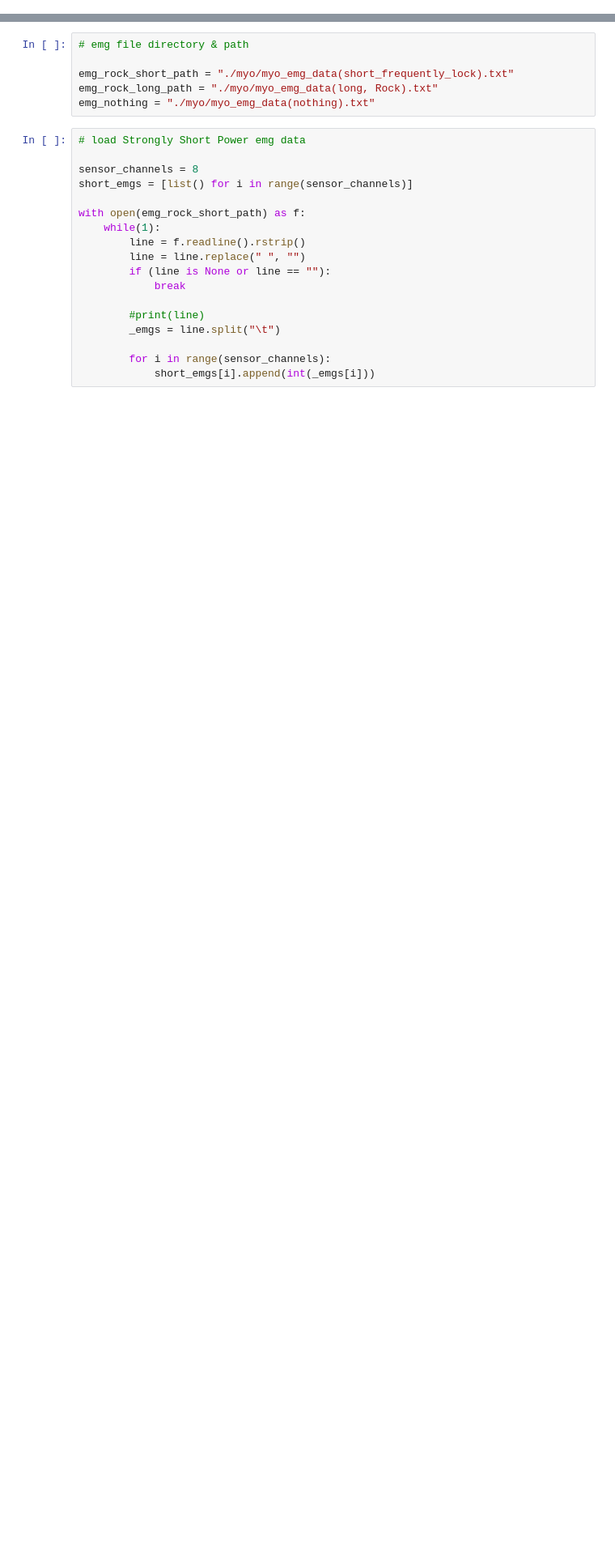
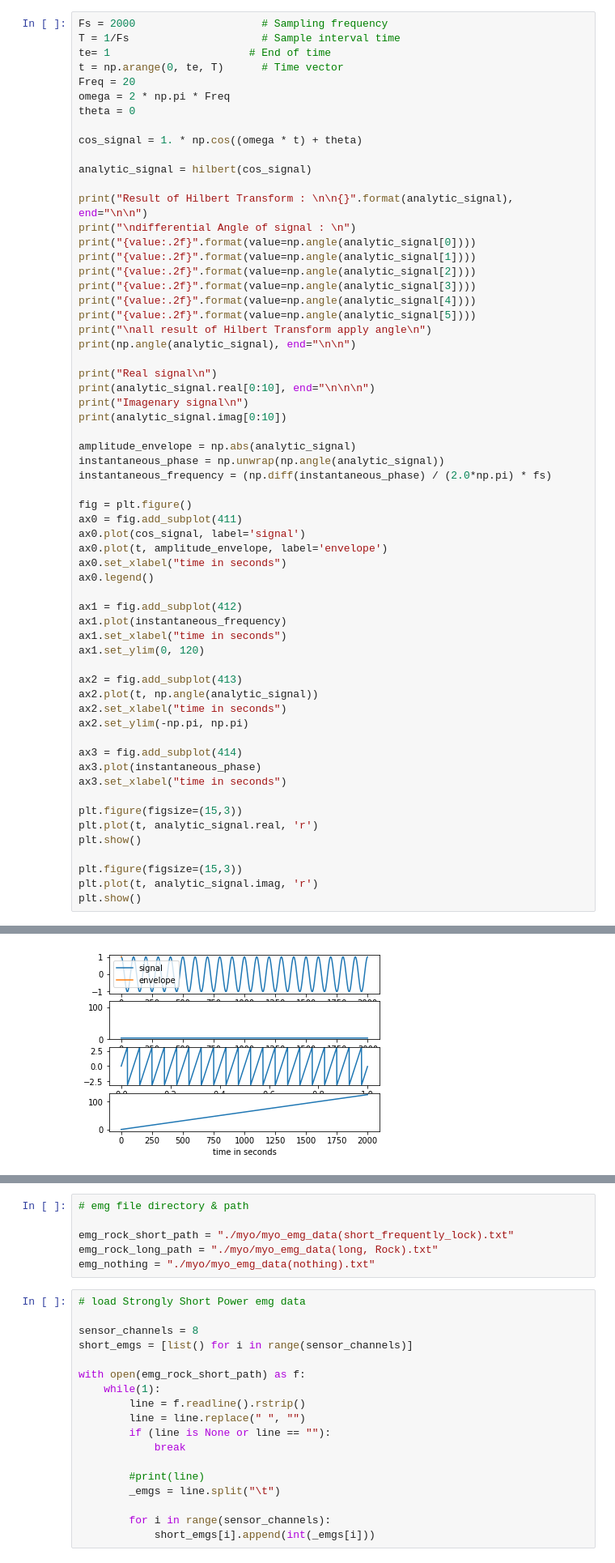
Before and after one commit to ssaru/TIL, a Jupyter notebook: Artificial_Intelligence/Signal_processing/phase_unwrapped_algorithms.ipynb, the cells around one changed output, grey strips where cells are left out. Shown: that part at 81% size. Drawn from its saved outputs; the diff is of its cells as text; blank space fills up the shorter version.

```diff
--- a/Artificial_Intelligence/Signal_processing/phase_unwrapped_algorithms.ipynb
+++ b/Artificial_Intelligence/Signal_processing/phase_unwrapped_algorithms.ipynb
@@ -614,0 +102,62 @@ plt.show()
+# %%
+Fs = 2000                    # Sampling frequency
+T = 1/Fs                     # Sample interval time
+te= 1                      # End of time
+t = np.arange(0, te, T)      # Time vector
+Freq = 20
+omega = 2 * np.pi * Freq
+theta = 0
+
+cos_signal = 1. * np.cos((omega * t) + theta)
+
+analytic_signal = hilbert(cos_signal)
+
+print("Result of Hilbert Transform : \n\n{}".format(analytic_signal), end="\n\n")
+print("\ndifferential Angle of signal : \n")
+print("{value:.2f}".format(value=np.angle(analytic_signal[0])))
+print("{value:.2f}".format(value=np.angle(analytic_signal[1])))
+print("{value:.2f}".format(value=np.angle(analytic_signal[2])))
+print("{value:.2f}".format(value=np.angle(analytic_signal[3])))
+print("{value:.2f}".format(value=np.angle(analytic_signal[4])))
+print("{value:.2f}".format(value=np.angle(analytic_signal[5])))
+print("\nall result of Hilbert Transform apply angle\n")
+print(np.angle(analytic_signal), end="\n\n")
+
+print("Real signal\n")
+print(analytic_signal.real[0:10], end="\n\n\n")
+print("Imagenary signal\n")
+print(analytic_signal.imag[0:10])
+
+amplitude_envelope = np.abs(analytic_signal)
+instantaneous_phase = np.unwrap(np.angle(analytic_signal))
+instantaneous_frequency = (np.diff(instantaneous_phase) / (2.0*np.pi) * fs)
+
+fig = plt.figure()
+ax0 = fig.add_subplot(411)
+ax0.plot(cos_signal, label='signal')
+ax0.plot(t, amplitude_envelope, label='envelope')
+ax0.set_xlabel("time in seconds")
+ax0.legend()
+
+ax1 = fig.add_subplot(412)
+ax1.plot(instantaneous_frequency)
+ax1.set_xlabel("time in seconds")
+ax1.set_ylim(0, 120)
+
+ax2 = fig.add_subplot(413)
+ax2.plot(t, np.angle(analytic_signal))
+ax2.set_xlabel("time in seconds")
+ax2.set_ylim(-np.pi, np.pi)
+
+ax3 = fig.add_subplot(414)
+ax3.plot(instantaneous_phase)
+ax3.set_xlabel("time in seconds")
+
+plt.figure(figsize=(15,3))
+plt.plot(t, analytic_signal.real, 'r')
+plt.show()
+
+plt.figure(figsize=(15,3))
+plt.plot(t, analytic_signal.imag, 'r')
+plt.show()
+# %% [output]
@@ -614,0 +181 @@ plt.show()
+[figure, added]
```
Also changed, not shown: parts of 22 cells of this notebook.
